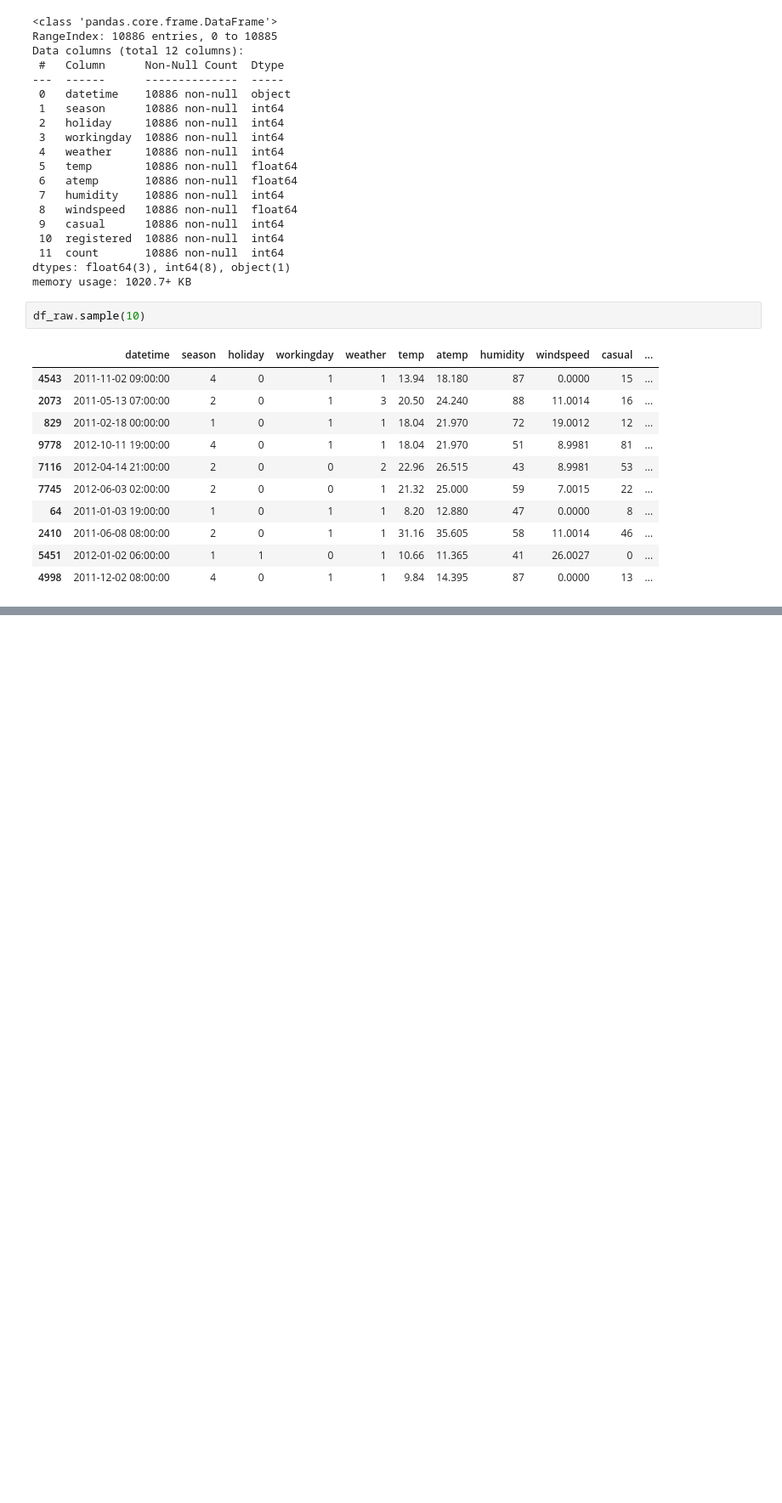
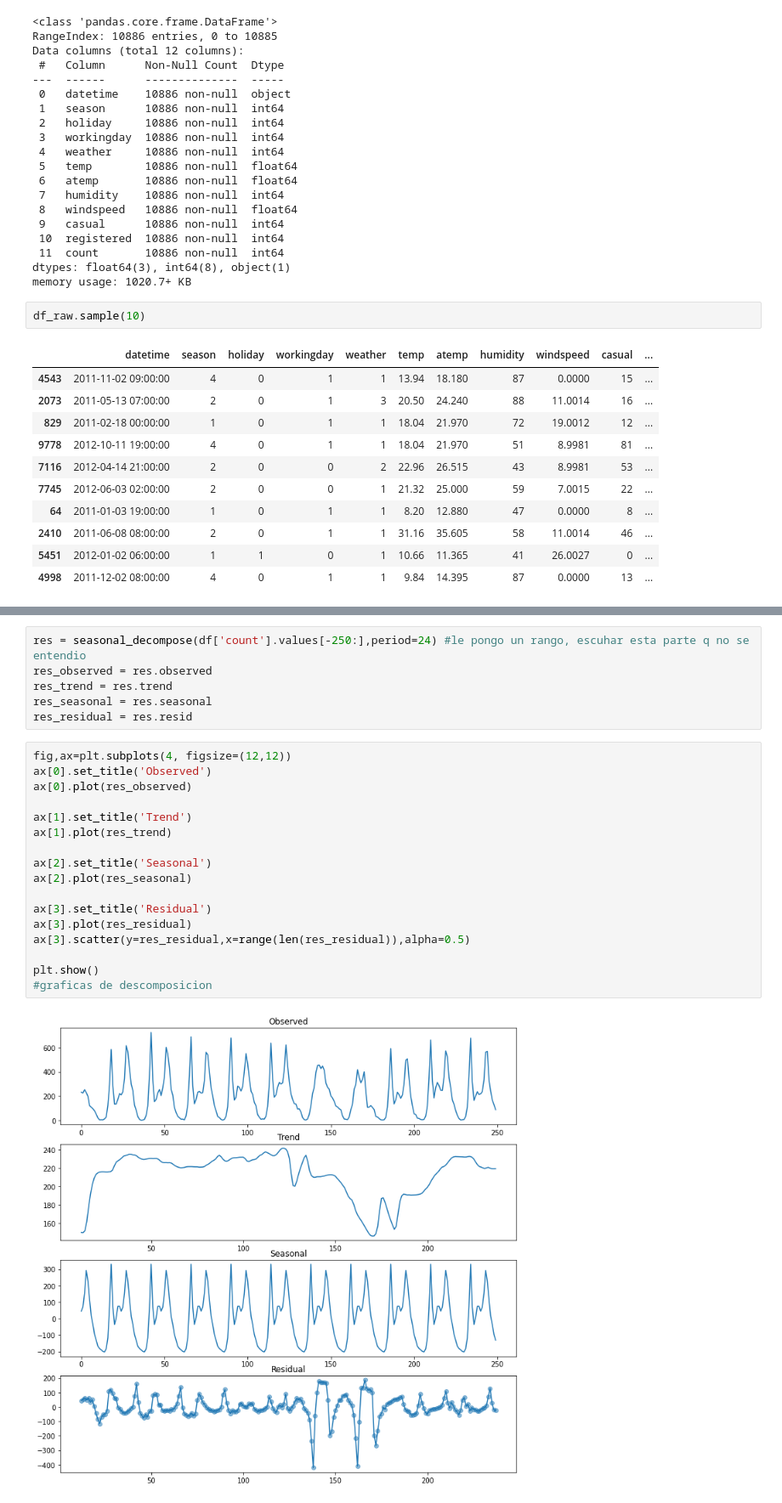
Before and after one commit to andreaj-it/TIME-SERIES-FORECASTING, a Jupyter notebook: src/ejemplo_clase_29_julio.ipynb, the cells around one changed output, grey strips where cells are left out. Shown at 85% size. Drawn from its saved outputs; the diff is of its cells as text; blank space fills up the shorter version.

```diff
--- a/src/ejemplo_clase_29_julio.ipynb
+++ b/src/ejemplo_clase_29_julio.ipynb
@@ -61,0 +174,25 @@ df_raw.sample(10)
+# %%
+res = seasonal_decompose(df['count'].values[-250:],period=24) #le pongo un rango, escuhar esta parte q no se entendio
+res_observed = res.observed
+res_trend = res.trend
+res_seasonal = res.seasonal
+res_residual = res.resid
+# %%
+fig,ax=plt.subplots(4, figsize=(12,12))
+ax[0].set_title('Observed')
+ax[0].plot(res_observed)
+
+ax[1].set_title('Trend')
+ax[1].plot(res_trend)
+
+ax[2].set_title('Seasonal')
+ax[2].plot(res_seasonal)
+
+ax[3].set_title('Residual')
+ax[3].plot(res_residual)
+ax[3].scatter(y=res_residual,x=range(len(res_residual)),alpha=0.5)
+
+plt.show()
+#graficas de descomposicion
+# %% [output]
+[figure, added]
```
Also changed, not shown: parts of 24 cells of this notebook.
